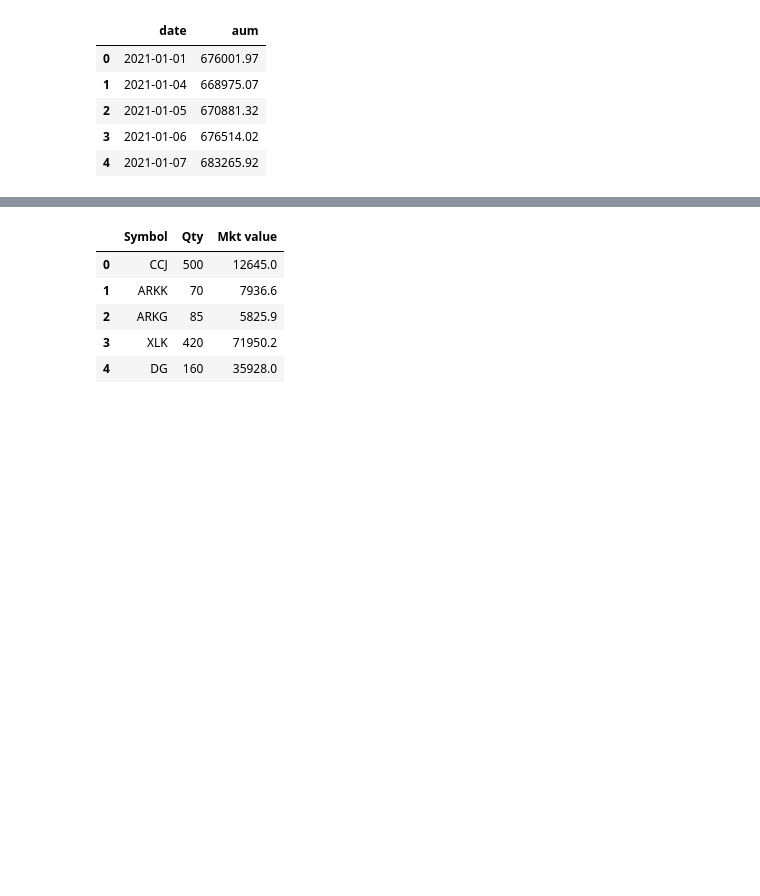
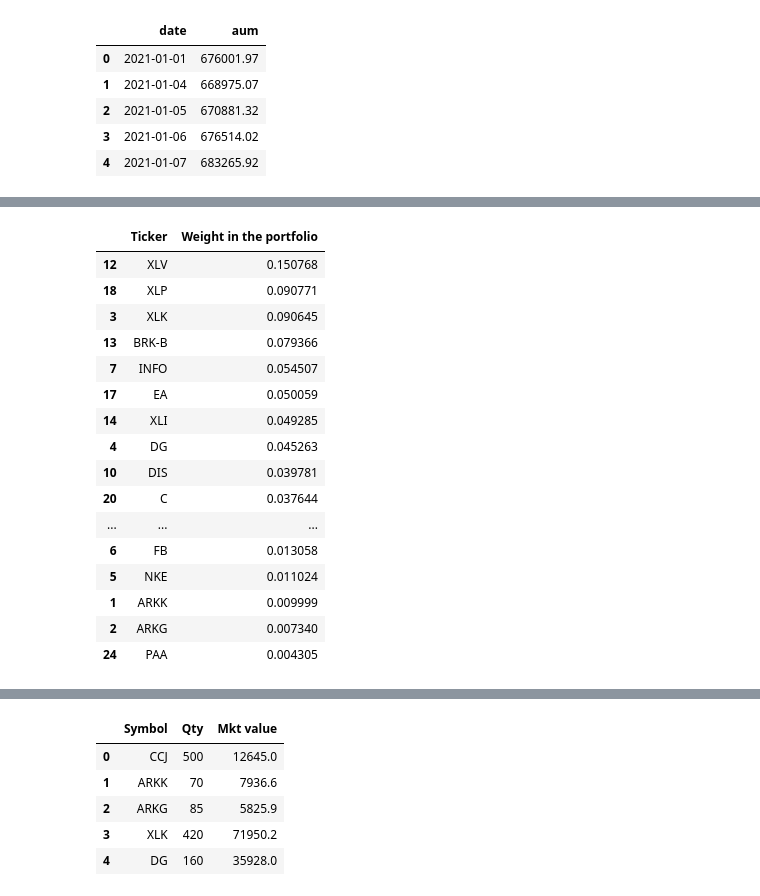
Before and after one commit to webclinic017/shf_portfolio, a Jupyter notebook: shf_portfolio.ipynb, the cells around one changed output, grey strips where cells are left out. Cells and saved outputs as stored; diff of their text form; code cells hidden in the pictures; blank space fills up the shorter version.

```diff
--- a/shf_portfolio.ipynb
+++ b/shf_portfolio.ipynb
@@ -73,15 +98,27 @@ broker_file.head()
 | 3 | XLK | SPDR Select Sector Fund - Technology | 420 | 171.31 | 170.07 | 71950.2 | 35672.07 | 98.33% | 86.37650 | -- |
 | 4 | DG | Dollar General Corporation Common... | 160 | 224.55 | 222.34 | 35928.0 | 17194.17 | 91.78% | 117.08644 | 21.30X |
 # %%
+#calcualting position weights in the portfolio
+
 broker_file= broker_file.replace('BRK.B', 'BRK-B')
 tickers  = broker_file['Symbol'].tolist()
 weights = []
 
-for i in broker_file:
-    weight = broker_file['Mkt value']/aum
+symbol_market_value = broker_file.iloc[:, [0, 5]]
+
+for i in symbol_market_value:
+    weight = symbol_market_value.iloc[:,1]/ aum
     weights.append(weight)
     break
 
+ticker_df = pd.DataFrame(broker_file['Symbol'])
+weights_df = pd.DataFrame(weights)
+weights_df = weights_df.T
 
-ticker_weights = list(zip(tickers, weights))
+ticker_weights= ticker_df.join(weights_df)
+ticker_weights.columns=['Ticker', 'Weight in the portfolio']
+#ticker_weights = ticker_weights['Weight in the portfolio'].apply(lambda x: x*100)
+
+ticker_weights = ticker_weights.sort_values(by=['Weight in the portfolio'], ascending=False)
+ticker_weights
 # %% [output]
@@ -90 +125,18 @@ ticker_weights = list(zip(tickers, weights))
+|  | Ticker | Weight in the portfolio |
+| 12 | XLV | 0.150768 |
+| 18 | XLP | 0.090771 |
+| 3 | XLK | 0.090645 |
+| 13 | BRK-B | 0.079366 |
+| 7 | INFO | 0.054507 |
+| 17 | EA | 0.050059 |
+| 14 | XLI | 0.049285 |
+| 4 | DG | 0.045263 |
+| 10 | DIS | 0.039781 |
+| 20 | C | 0.037644 |
+| ... | ... | ... |
+| 6 | FB | 0.013058 |
+| 5 | NKE | 0.011024 |
+| 1 | ARKK | 0.009999 |
+| 2 | ARKG | 0.007340 |
+| 24 | PAA | 0.004305 |
 # %%
```
Also changed, not shown: parts of 25 cells of this notebook.
